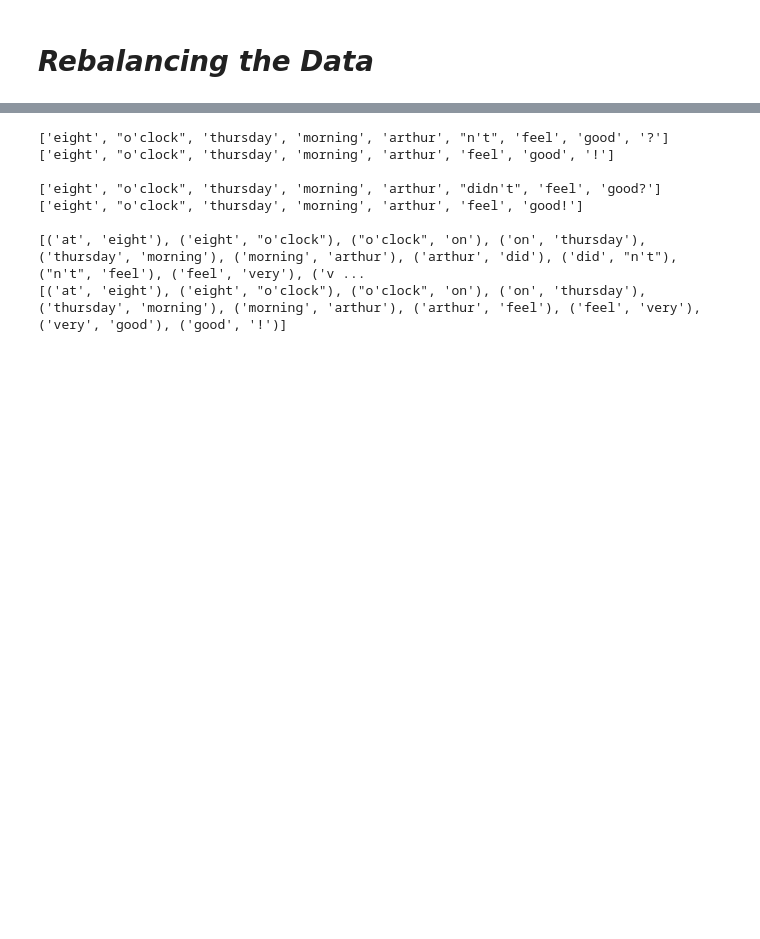
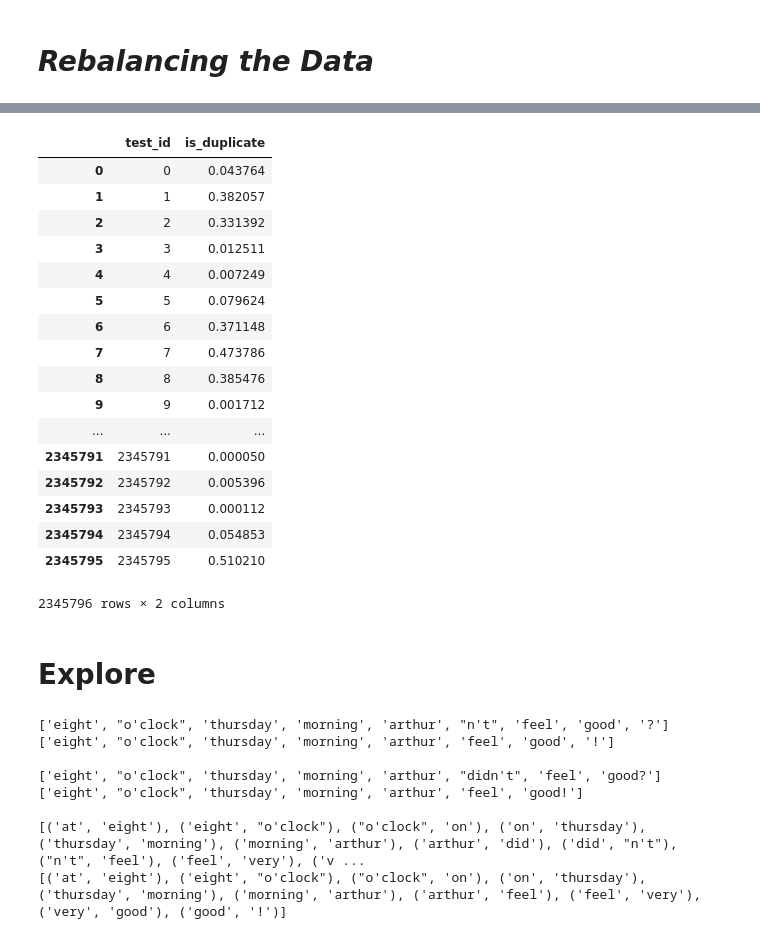
Before and after one commit to hczheng/Quora, a Jupyter notebook: kernels/Go.ipynb, the cells around one changed output, grey strips where cells are left out. Drawn from its saved outputs; the diff is of its cells as text; code cells hidden in the pictures; blank space fills up the shorter version.

```diff
--- a/kernels/Go.ipynb
+++ b/kernels/Go.ipynb
@@ -134,0 +189,35 @@ y_train 780486
+# %%
+import xgboost as xgb
+
+# Set our parameters for xgboost
+#params = {}
+#params['objective'] = 'binary:logistic'
+#params['eval_metric'] = 'logloss'
+#params['eta'] = 0.02
+#params['max_depth'] = 6
+
+#XGBoost自带接口
+params={
+    'eta': 0.1,
+    'max_depth':6,
+    'min_child_weight':1,
+    'gamma':0.3,
+    'subsample':0.8,
+    'colsample_bytree':0.8,
+    'booster':'gbtree',
+    'objective': 'binary:logistic',
+    'nthread':12,
+    'scale_pos_weight': 1,
+    'lambda':1,
+    'seed':27,
+    'silent':0 ,
+    'eval_metric': 'logloss'
+}
+
+d_train = xgb.DMatrix(x_train, label=y_train)
+d_valid = xgb.DMatrix(x_valid, label=y_valid)
+d_test = xgb.DMatrix(x_test)
+
+watchlist = [(d_train, 'train'), (d_valid, 'valid')]
+
+bst = xgb.train(params, d_train, 3000, watchlist, early_stopping_rounds=500, verbose_eval=10)
@@ -134,0 +242,23 @@ y_train 780486
+# %%
+y_bst= bst.predict(d_test)
+sub['is_duplicate'] = y_bst
+sub
+# %% [output]
+|  | test_id | is_duplicate |
+| 0 | 0 | 0.043764 |
+| 1 | 1 | 0.382057 |
+| 2 | 2 | 0.331392 |
+| 3 | 3 | 0.012511 |
+| 4 | 4 | 0.007249 |
+| 5 | 5 | 0.079624 |
+| 6 | 6 | 0.371148 |
+| 7 | 7 | 0.473786 |
+| 8 | 8 | 0.385476 |
+| 9 | 9 | 0.001712 |
+| ... | ... | ... |
+| 2345791 | 2345791 | 0.000050 |
+| 2345792 | 2345792 | 0.005396 |
+| 2345793 | 2345793 | 0.000112 |
+| 2345794 | 2345794 | 0.054853 |
+| 2345795 | 2345795 | 0.510210 |
+2345796 rows × 2 columns
@@ -135,3 +267,5 @@ y_train 780486
+# %% [markdown]
+# Explore
 # %%
 def word1(que):
     return [word for word in word_tokenize(que.lower()) if word not in eng_stopwords]#word_tokenize:对句子进行分词
```
Also changed, not shown: parts of 11 cells of this notebook.
